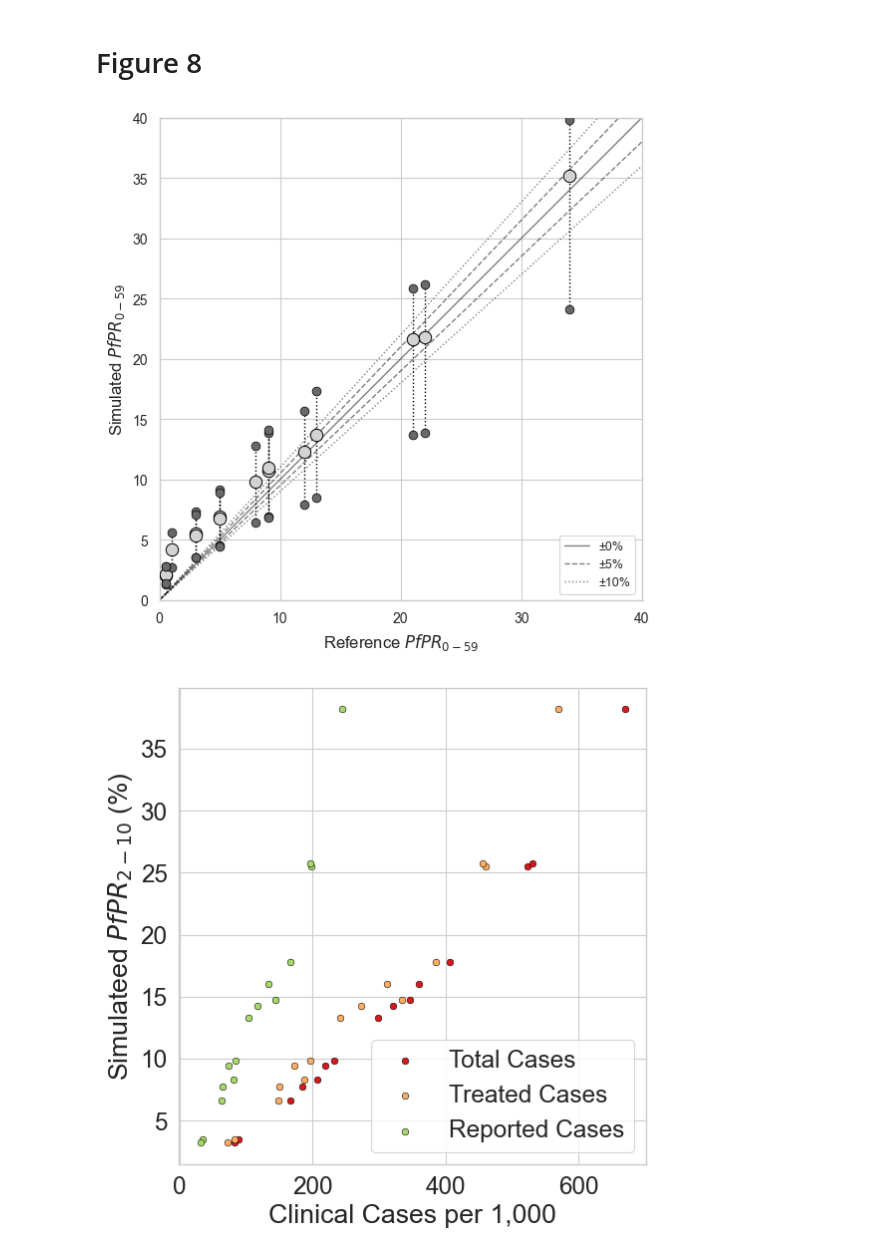
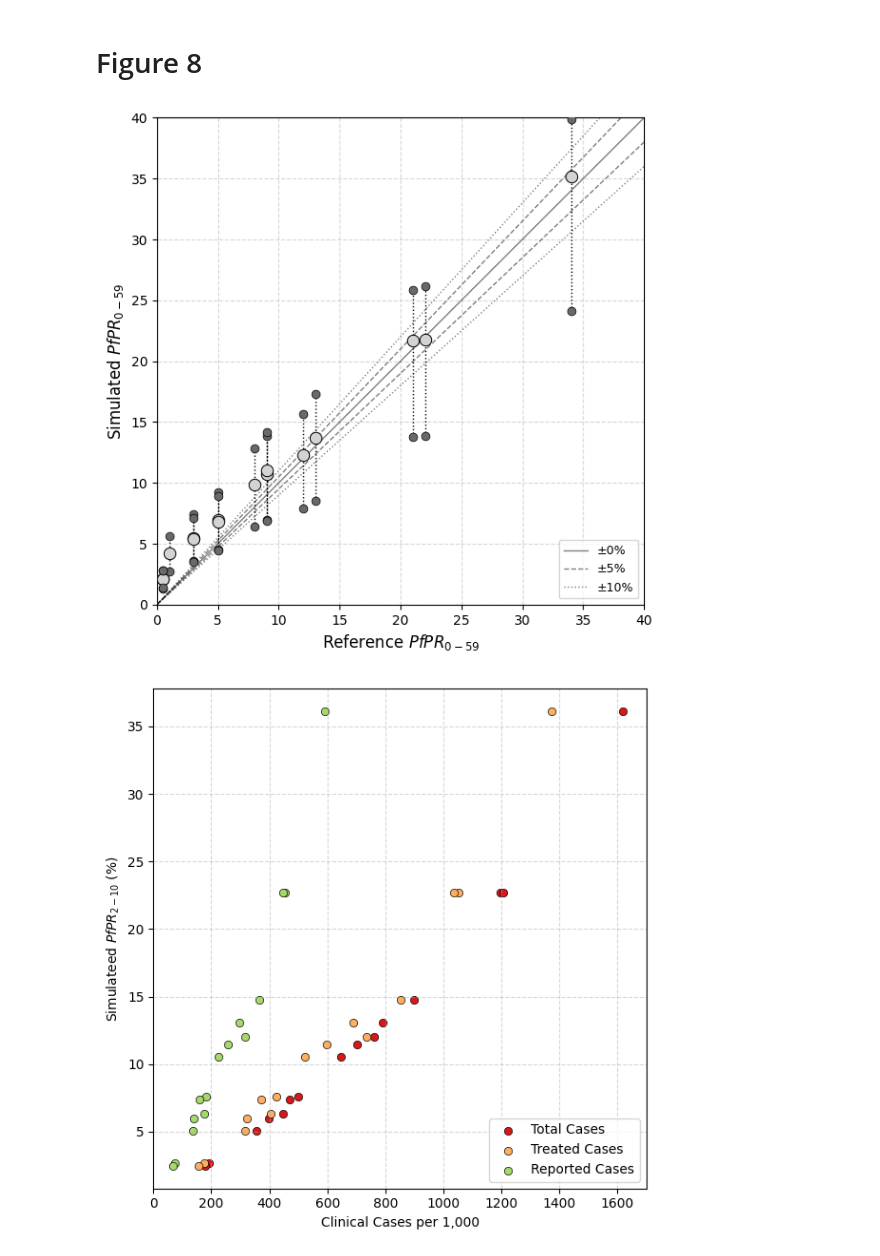
Before and after one commit to bonilab/Uganda-phase-1, a Jupyter notebook: Analysis/main_figures.ipynb, the cells around one changed output. Saved outputs shown, nothing was run; the diff lists cells and outputs as text; code cells hidden in the pictures.

Commit message:
add red green safe figures

```diff
--- a/Analysis/main_figures.ipynb
+++ b/Analysis/main_figures.ipynb
@@ -1199,37 +1199,45 @@ plt.xticks(fontsize=10)
 plt.yticks(fontsize=10)
 plt.gca().set_aspect('equal', adjustable='box')
 plt.legend(loc='lower right', fontsize=9, title_fontsize=10)
+#add grid
+plt.grid(True, linestyle='--', alpha=0.5)
 
 plt.tight_layout()
 plt.savefig("Figure_8c.png", dpi=300)
 plt.savefig("Figure_8c.pdf", dpi=300, bbox_inches='tight')
 plt.show()
 # %% [output]
-[figure, old version]
+[figure, new version]
 # %%
 ## plot  treatments vs pfpr
 import seaborn as sns
 import matplotlib.pyplot as plt
 import pandas as pd
 
 # set the size of the plot
 plt.figure(figsize=(6, 6))
 
 region_pfpr_median = pd.read_csv("./data/fig8d_data.csv")
-sns.scatterplot(data=region_pfpr_median, x="total_cases", y="simulated_pfpr", color="#d7191c", edgecolors="black")
-sns.scatterplot(data=region_pfpr_median, x="treated_cases", y="simulated_pfpr", color="#fdae61", edgecolors="black")
-sns.scatterplot(data=region_pfpr_median, x="reported_cases", y="simulated_pfpr", color="#a6d96a", edgecolors="black")
+sns.scatterplot(data=region_pfpr_median, x="total_cases", y="pfpr2to10", color="#d7191c", edgecolors="black")
+sns.scatterplot(data=region_pfpr_median, x="treated_cases", y="pfpr2to10", color="#fdae61", edgecolors="black")
+sns.scatterplot(data=region_pfpr_median, x="reported_cases", y="pfpr2to10", color="#a6d96a", edgecolors="black")
 
 # set x and y label
 plt.xlabel("Clinical Cases per 1,000")
 # italic Pfpr and under 2-10
 plt.ylabel(r"Simulateed $\mathit{PfPR_{2-10}}$ (%)")
+# x tick every 200  from 0 to 1700
+plt.xlim(0, 1700)
+plt.xticks(range(0, 1701, 200), fontsize=10)
 
 # show legend in the plot, bottom right
 plt.legend(["Total Cases", "Treated Cases", "Reported Cases"], loc="lower right")
 plt.tight_layout()
+# add grid
+plt.grid(True, linestyle='--', alpha=0.5)
+
 plt.savefig("Figure_8d.png", dpi=300)
 plt.savefig("Figure_8d.pdf", bbox_inches='tight')
 plt.show()
 # %% [output]
-[figure, old version]
+[figure, new version]
```
Also changed, not shown: parts of 1 cell of this notebook, 18 other files.
